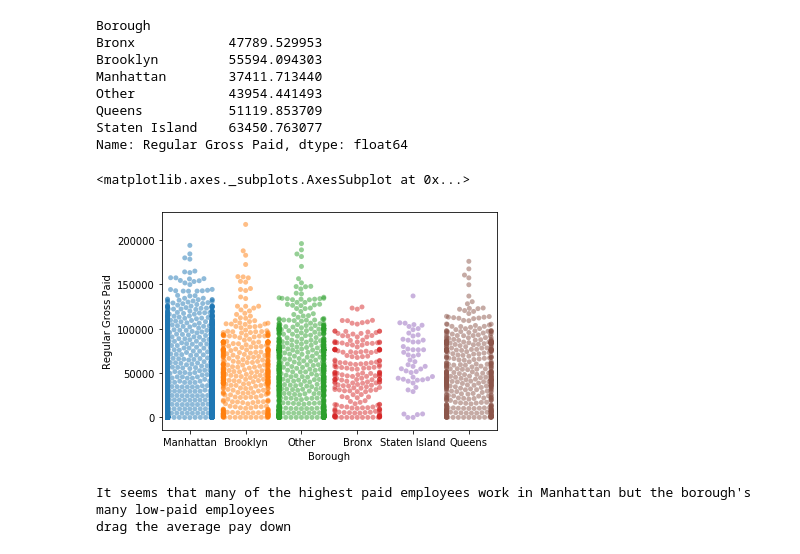
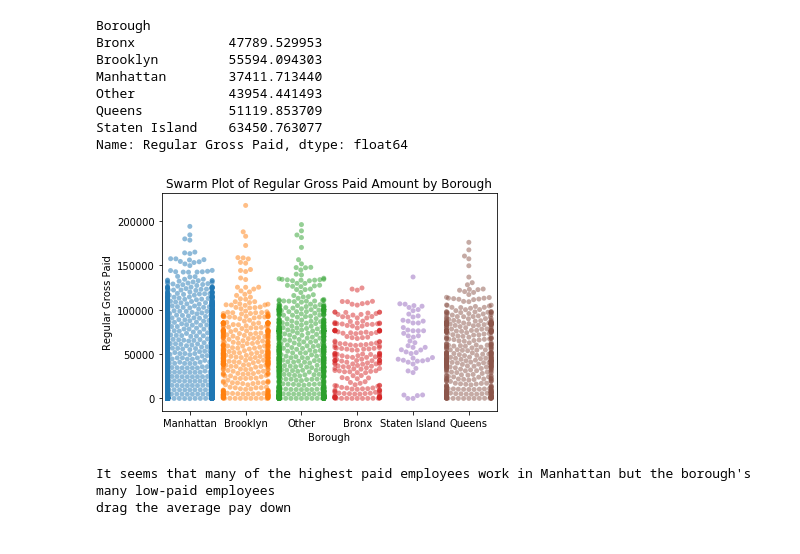
Before and after one commit to esm2000/nyc_payroll, a Jupyter notebook: citywide_payroll.ipynb, the cells around one changed output. Saved outputs shown, nothing was run; the diff lists cells and outputs as text; code cells hidden in the pictures.

```diff
--- a/citywide_payroll.ipynb
+++ b/citywide_payroll.ipynb
@@ -882,9 +870,10 @@ Staten Island    63450.763077
 Name: Regular Gross Paid, dtype: float64
 # %%
 sns.swarmplot(x = "Borough", y = "Regular Gross Paid", data = payroll_sample4, alpha = 0.50)
+plt.title("Swarm Plot of Regular Gross Paid Amount by Borough")
+plt.savefig("regular_gross_paid_amount_by_borough_swarm_plot.png")
 # %% [output]
-<matplotlib.axes._subplots.AxesSubplot at 0x...>
-[figure, old version]
+[figure, new version]
 # %%
 print("It seems that many of the highest paid employees work in Manhattan but the borough's many low-paid employees")
 print("drag the average pay down")
```
Also changed, not shown: parts of 14 cells of this notebook, 13 other files.
